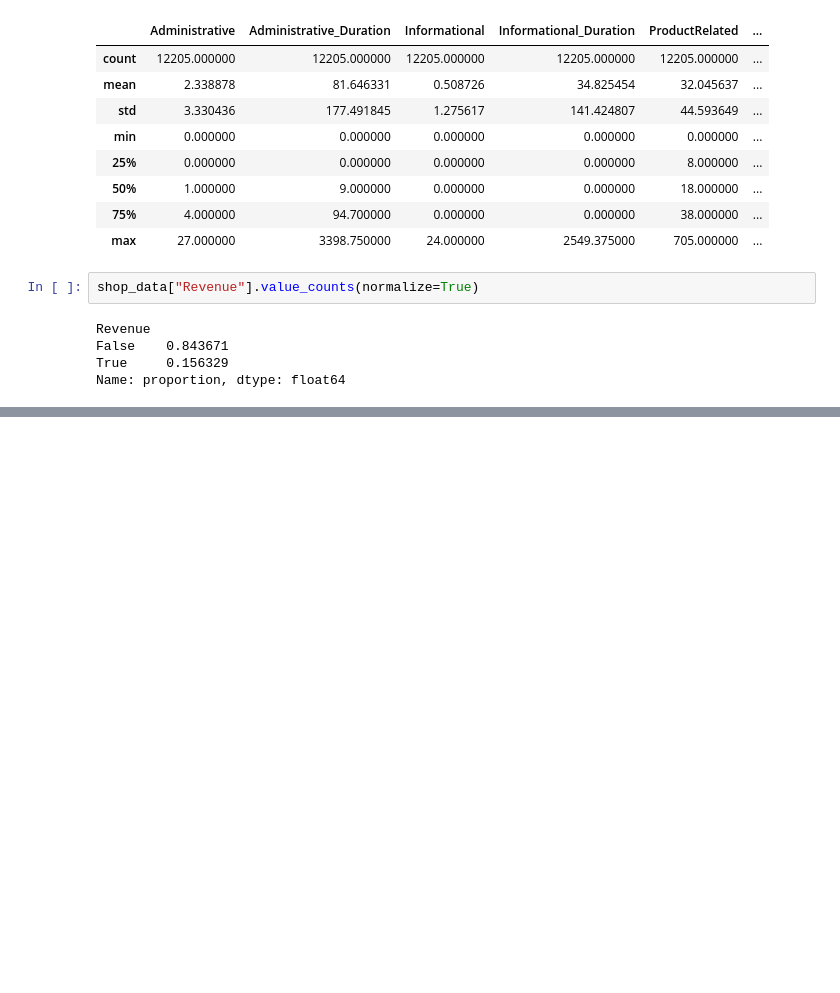
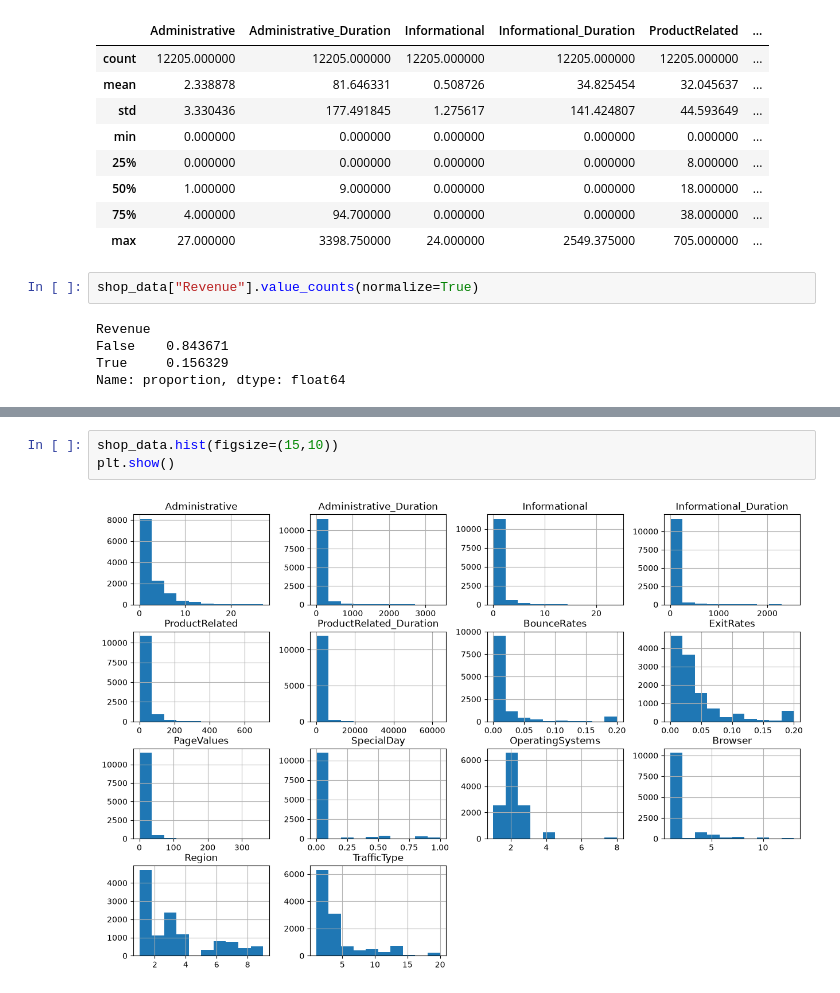
Before and after one commit to Shifa4532/data-science-notebooks, a Jupyter notebook: 09_supervisedML/DT_assignment.ipynb, the cells around one changed output, grey strips where cells are left out. Cells and saved outputs as stored; diff of their text form; blank space fills up the shorter version.

```diff
--- a/09_supervisedML/DT_assignment.ipynb
+++ b/09_supervisedML/DT_assignment.ipynb
@@ -98,0 +113,5 @@ plt.show()
+# %%
+shop_data.hist(figsize=(15,10))
+plt.show()
+# %% [output]
+[figure, added]
```
Also changed, not shown: parts of 5 cells of this notebook.
